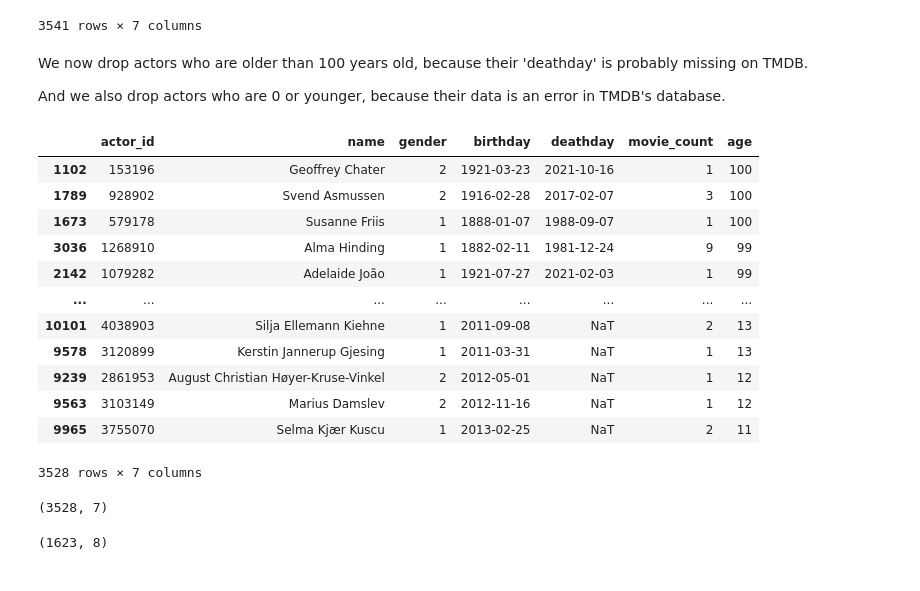
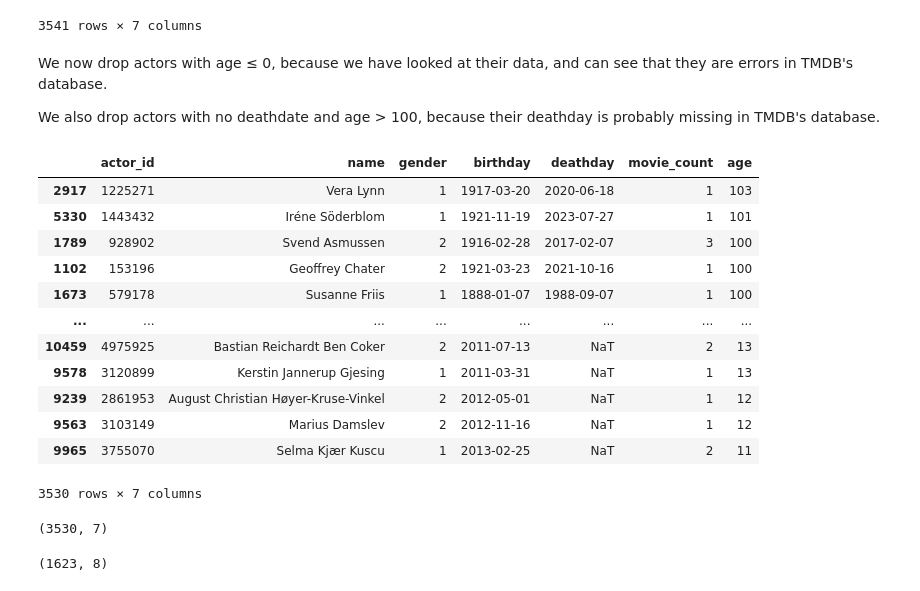
Before and after one commit to pbollhorn/bi-group-5-and-9, a Jupyter notebook: mp3/mini_project_3.ipynb, the cells around one changed output. Cells and saved outputs as stored; diff of their text form; code cells hidden in the pictures.

```diff
--- a/mp3/mini_project_3.ipynb
+++ b/mp3/mini_project_3.ipynb
@@ -205,10 +208,10 @@ Now we drop all actors that do not appear in the reduced danish_movies data fram
 # %%
 # Step 1: Get all unique actor IDs from danish_movies
 all_actor_ids = set()
-for cast_list in danish_movies['cast_person_ids']:
-    all_actor_ids.update(cast_list)
+for cast in danish_movies['cast_person_ids']:
+    all_actor_ids.update(cast)
 
-# Step 2: Filter danish_actors to only have those who appear in the reduced danish_movies data frame
+# Step 2: Reduce danish_actors to only contain those who appear in the reduced danish_movies data frame
 danish_actors = danish_actors[danish_actors['actor_id'].isin(all_actor_ids)].copy()
-danish_actors
+len(danish_actors)
 # %% [output]
@@ -313,27 +289,27 @@ danish_actors.sort_values(by="age", ascending=False)
 | 2263 | 1106064 | Holger Hansen | 2 | 1984-03-30 | 1965-05-08 | 2 | -19 |
 3541 rows × 7 columns
 # %% [markdown]
-We now drop actors who are older than 100 years old, because their 'deathday' is probably missing on TMDB.
+We now drop actors with age ≤ 0, because we have looked at their data, and can see that they are errors in TMDB's database.
 
-And we also drop actors who are 0 or younger, because their data is an error in TMDB's database.
+We also drop actors with no deathdate and age > 100, because their deathday is probably missing in TMDB's database.
 # %%
-danish_actors = danish_actors[danish_actors['age'] <= 100]
 danish_actors = danish_actors[danish_actors['age'] > 0]
+danish_actors = danish_actors[~(danish_actors['deathday'].isna() & (danish_actors['age'] > 100))]
 danish_actors.sort_values(by="age", ascending=False)
 # %% [output]
 |  | actor_id | name | gender | birthday | deathday | movie_count | age |
+| 2917 | 1225271 | Vera Lynn | 1 | 1917-03-20 | 2020-06-18 | 1 | 103 |
+| 5330 | 1443432 | Iréne Söderblom | 1 | 1921-11-19 | 2023-07-27 | 1 | 101 |
+| 1789 | 928902 | Svend Asmussen | 2 | 1916-02-28 | 2017-02-07 | 3 | 100 |
 | 1102 | 153196 | Geoffrey Chater | 2 | 1921-03-23 | 2021-10-16 | 1 | 100 |
-| 1789 | 928902 | Svend Asmussen | 2 | 1916-02-28 | 2017-02-07 | 3 | 100 |
 | 1673 | 579178 | Susanne Friis | 1 | 1888-01-07 | 1988-09-07 | 1 | 100 |
-| 3036 | 1268910 | Alma Hinding | 1 | 1882-02-11 | 1981-12-24 | 9 | 99 |
-| 2142 | 1079282 | Adelaide João | 1 | 1921-07-27 | 2021-02-03 | 1 | 99 |
 | ... | ... | ... | ... | ... | ... | ... | ... |
-| 10101 | 4038903 | Silja Ellemann Kiehne | 1 | 2011-09-08 | NaT | 2 | 13 |
+| 10459 | 4975925 | Bastian Reichardt Ben Coker | 2 | 2011-07-13 | NaT | 2 | 13 |
 | 9578 | 3120899 | Kerstin Jannerup Gjesing | 1 | 2011-03-31 | NaT | 1 | 13 |
 | 9239 | 2861953 | August Christian Høyer-Kruse-Vinkel | 2 | 2012-05-01 | NaT | 1 | 12 |
 | 9563 | 3103149 | Marius Damslev | 2 | 2012-11-16 | NaT | 1 | 12 |
 | 9965 | 3755070 | Selma Kjær Kuscu | 1 | 2013-02-25 | NaT | 2 | 11 |
-3528 rows × 7 columns
+3530 rows × 7 columns
 # %%
 # Save to CSV
 # danish_movies.to_csv("../movie_data/danish_movies_cleaned.csv", index=False)
@@ -341,7 +317,7 @@ danish_actors.sort_values(by="age", ascending=False)
 # %%
 danish_actors.shape
 # %% [output]
-(3528, 7)
+(3530, 7)
 # %%
 danish_movies.shape
 # %% [output]
```
Also changed, not shown: parts of 6 cells of this notebook.
